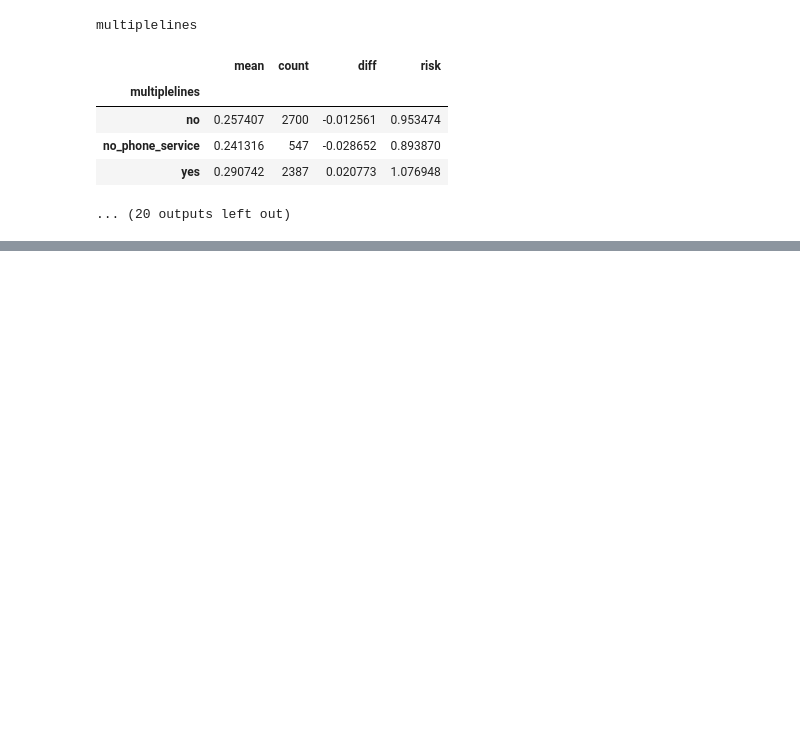
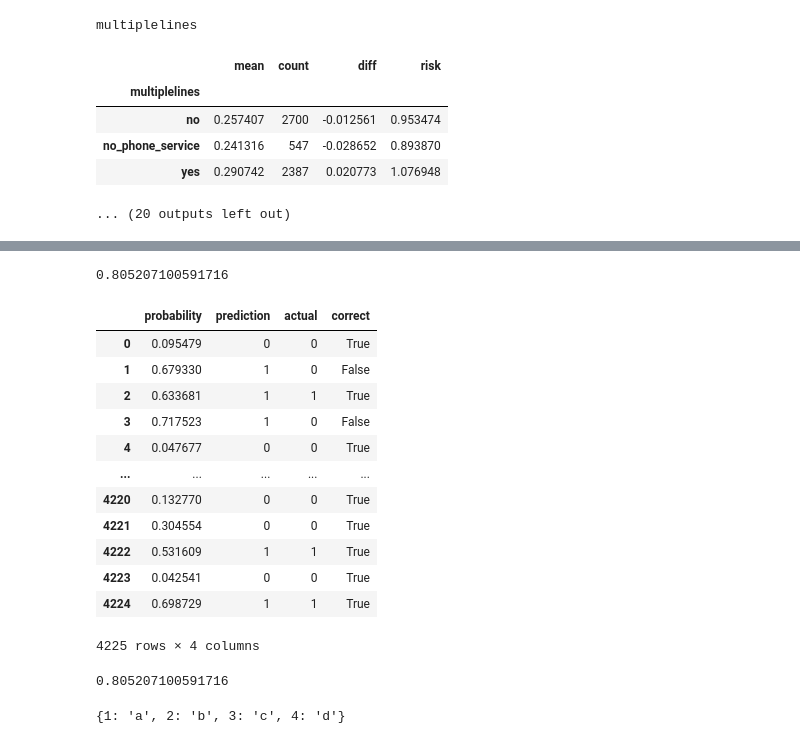
Before and after one commit to zerokodes/Churn_Prediction, a Jupyter notebook: Churn_Prediction.ipynb, the cells around one changed output, grey strips where cells are left out. Saved outputs shown, nothing was run; the diff lists cells and outputs as text; code cells hidden in the pictures; blank space fills up the shorter version.

```diff
--- a/Churn_Prediction.ipynb
+++ b/Churn_Prediction.ipynb
@@ -385,0 +649,4 @@ multiplelines
+# %%
+y_pred = model.predict_proba(X_train)[:,1]
+# %%
+churn_decision = (y_pred >= 0.5)
@@ -385,0 +672,31 @@ multiplelines
+# %%
+(y_train == churn_decision).mean()
+# %% [output]
+0.805207100591716
+# %%
+df_pred = pd.DataFrame()
+df_pred['probability'] = y_pred
+df_pred['prediction'] = churn_decision.astype(int)
+df_pred['actual'] = y_train
+# %%
+df_pred['correct'] = df_pred.prediction == df_pred.actual
+# %%
+df_pred
+# %% [output]
+|  | probability | prediction | actual | correct |
+| 0 | 0.095479 | 0 | 0 | True |
+| 1 | 0.679330 | 1 | 0 | False |
+| 2 | 0.633681 | 1 | 1 | True |
+| 3 | 0.717523 | 1 | 0 | False |
+| 4 | 0.047677 | 0 | 0 | True |
+| ... | ... | ... | ... | ... |
+| 4220 | 0.132770 | 0 | 0 | True |
+| 4221 | 0.304554 | 0 | 0 | True |
+| 4222 | 0.531609 | 1 | 1 | True |
+| 4223 | 0.042541 | 0 | 0 | True |
+| 4224 | 0.698729 | 1 | 1 | True |
+4225 rows × 4 columns
+# %%
+df_pred.correct.mean()
+# %% [output]
+0.805207100591716
@@ -385,0 +706,4 @@ multiplelines
+# %%
+dict(zip(a,b))
+# %% [output]
+{1: 'a', 2: 'b', 3: 'c', 4: 'd'}
```
Also changed, not shown: parts of 66 cells of this notebook.
